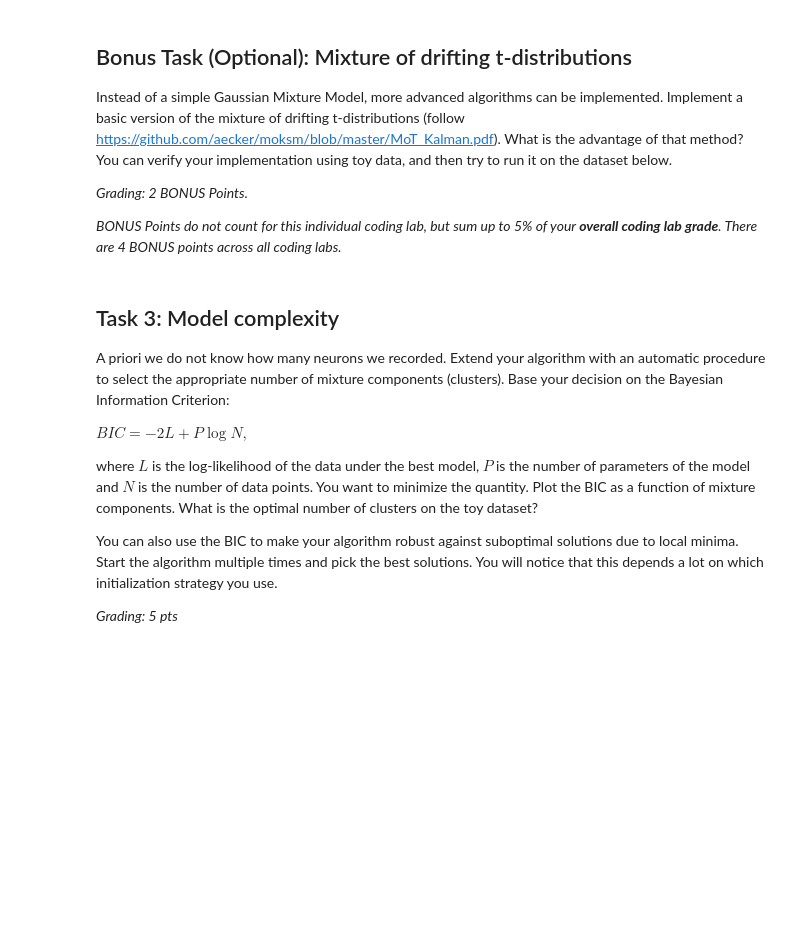
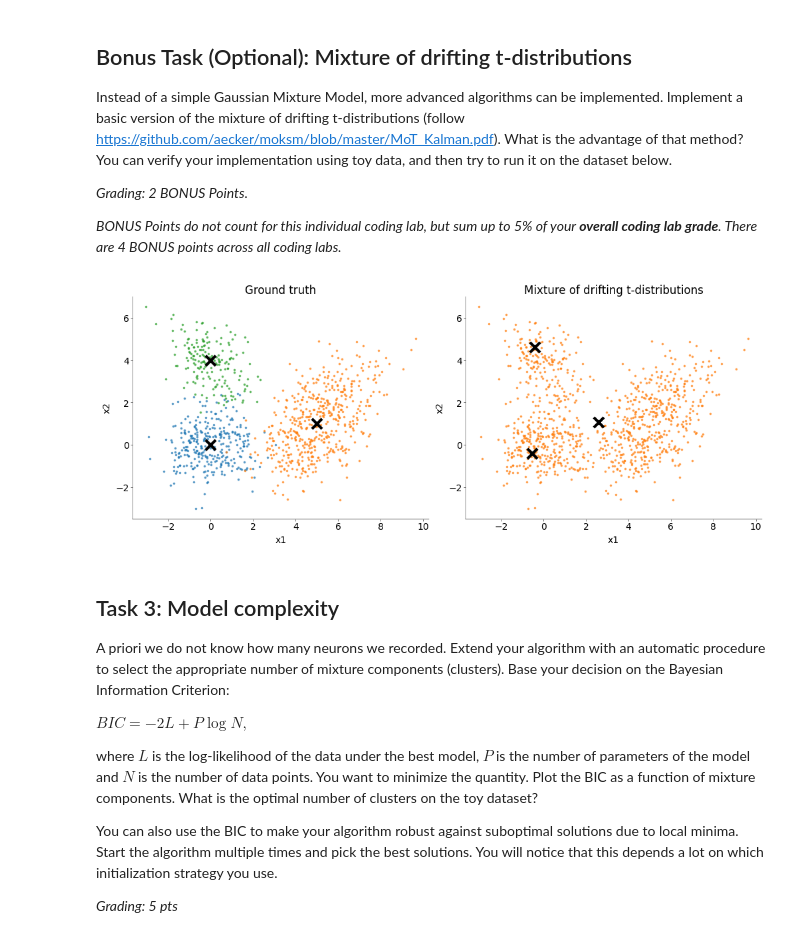
Before and after one commit to moistsoy/Neural-Data-Science, a Jupyter notebook: Lab2/notebooks/CodingLab2.ipynb, the cells around one changed output. Drawn from its saved outputs; the diff is of its cells as text; code cells hidden in the pictures; blank space fills up the shorter version.

Commit message:
Bonus Task 2: Mixture of drifting t-distributions with Kalman mean drift

```diff
--- a/Lab2/notebooks/CodingLab2.ipynb
+++ b/Lab2/notebooks/CodingLab2.ipynb
@@ -340,3 +448,33 @@ _BONUS Points do not count for this individual coding lab, but sum up to 5% of y
+# %%
+# Test on toy data
+labels_mot, m_mot, S_mot, p_mot = fit_mot(
+    x, n_clusters=3, n_iters=30, nu=5.0, random_seed=0
+)
+# %%
+# Plot
+fig, axes = plt.subplots(1, 2, figsize=(10, 4), layout="constrained")
+
+# Ground truth
+for k in range(3):
+    axes[0].scatter(x[labels == k, 0], x[labels == k, 1], s=10, alpha=0.6)
+axes[0].scatter(m[:, 0], m[:, 1], marker="x", s=120, linewidths=3, color="black")
+axes[0].set_title("Ground truth")
+axes[0].set_xlabel("x1")
+axes[0].set_ylabel("x2")
+
+# MoT result
+for k in range(3):
+    axes[1].scatter(x[labels_mot == k, 0], x[labels_mot == k, 1], s=10, alpha=0.6)
+axes[1].scatter(
+    m_mot[:, 0], m_mot[:, 1], marker="x", s=120, linewidths=3, color="black"
+)
+axes[1].set_title("Mixture of drifting t-distributions")
+axes[1].set_xlabel("x1")
+axes[1].set_ylabel("x2")
+
+plt.show()
+# %% [output]
+[figure, added]
 # %% [markdown]
 ## Task 3: Model complexity
 A priori we do not know how many neurons we recorded. Extend your algorithm with an automatic procedure to select the appropriate number of mixture components (clusters). Base your decision on the Bayesian Information Criterion:
```
Also changed, not shown: parts of 2 cells of this notebook.
